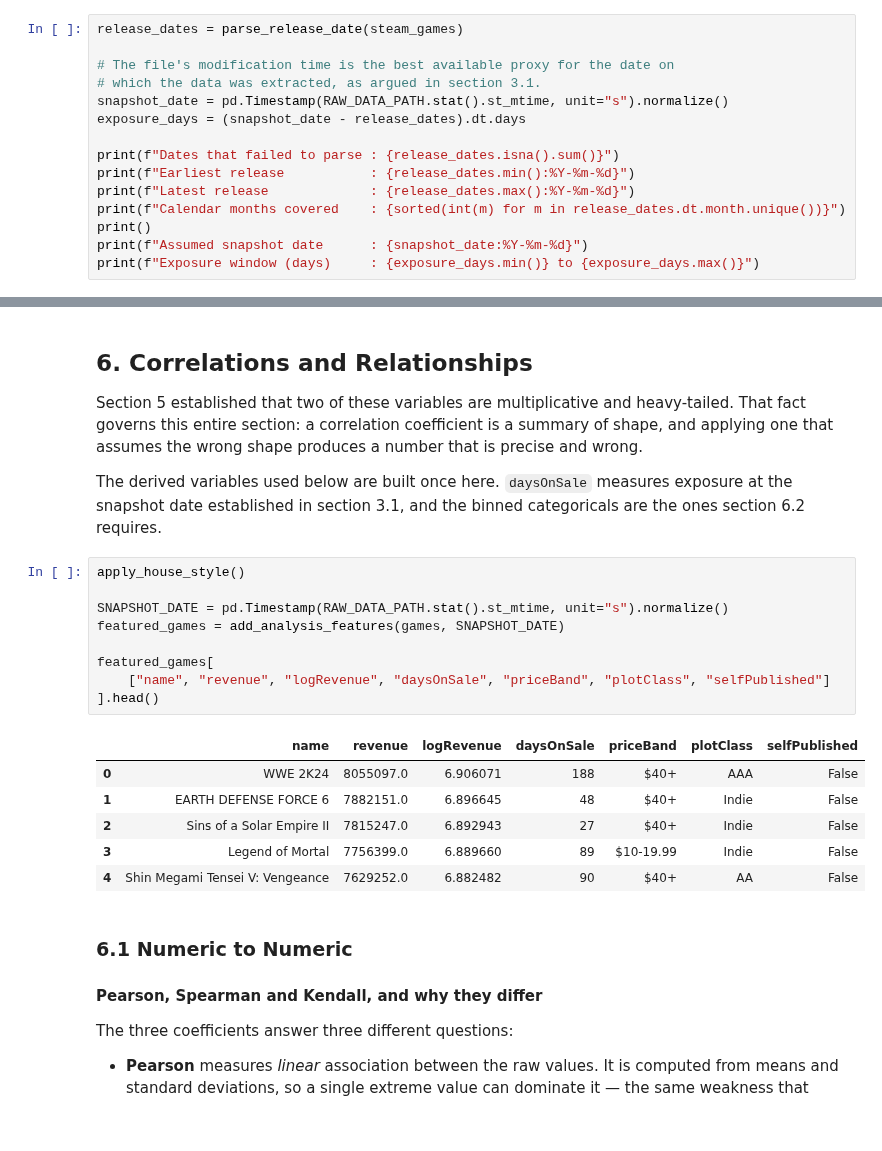
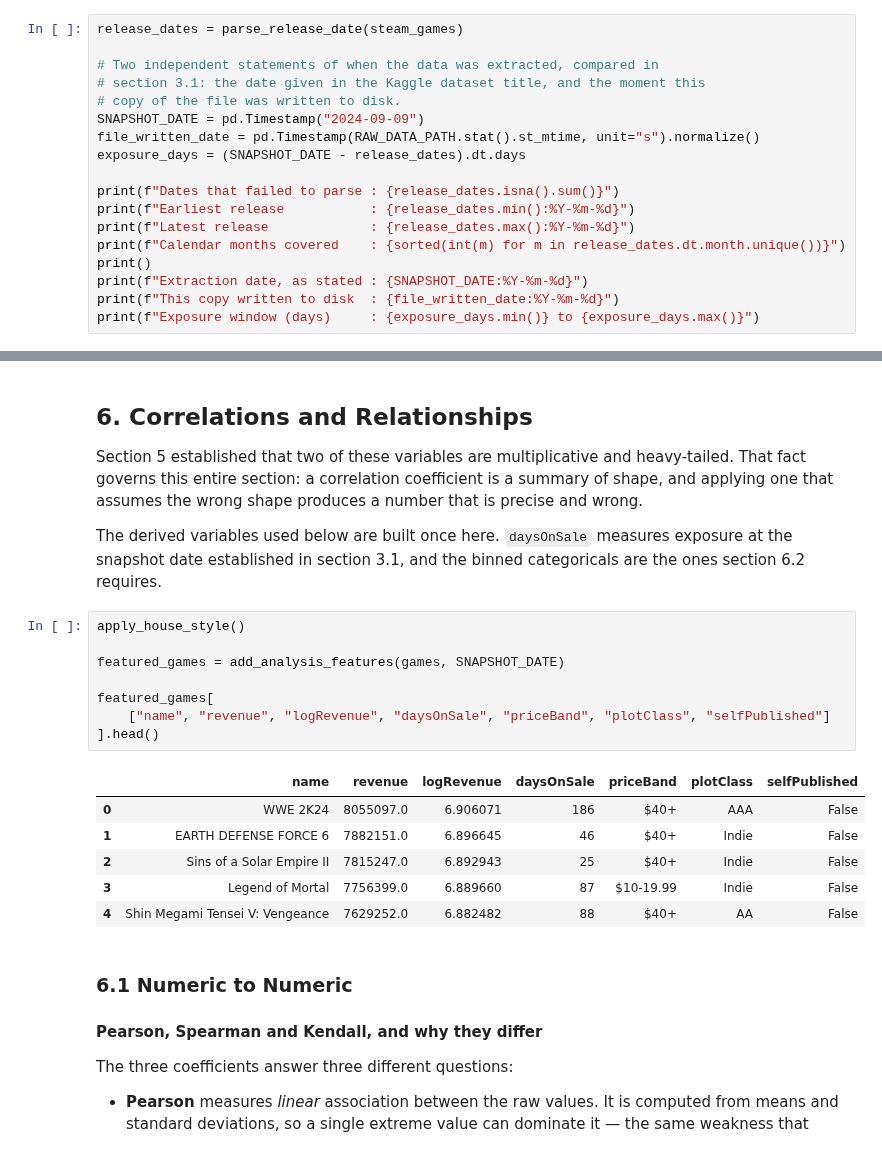
Before and after one commit to shonmazon/Data_Science, a Jupyter notebook: assignment1-eda/notebooks/steam_2024_eda.ipynb, the cells around one changed output, grey strips where cells are left out. Cells and saved outputs as stored; diff of their text form.

```diff
--- a/assignment1-eda/notebooks/steam_2024_eda.ipynb
+++ b/assignment1-eda/notebooks/steam_2024_eda.ipynb
@@ -427,17 +445,20 @@ summarise_entity_columns(steam_games, ["publishers", "developers"])
 # %%
 release_dates = parse_release_date(steam_games)
 
-# The file's modification time is the best available proxy for the date on
-# which the data was extracted, as argued in section 3.1.
-snapshot_date = pd.Timestamp(RAW_DATA_PATH.stat().st_mtime, unit="s").normalize()
-exposure_days = (snapshot_date - release_dates).dt.days
+# Two independent statements of when the data was extracted, compared in
+# section 3.1: the date given in the Kaggle dataset title, and the moment this
+# copy of the file was written to disk.
+SNAPSHOT_DATE = pd.Timestamp("2024-09-09")
+file_written_date = pd.Timestamp(RAW_DATA_PATH.stat().st_mtime, unit="s").normalize()
+exposure_days = (SNAPSHOT_DATE - release_dates).dt.days
 
 print(f"Dates that failed to parse : {release_dates.isna().sum()}")
 print(f"Earliest release           : {release_dates.min():%Y-%m-%d}")
 print(f"Latest release             : {release_dates.max():%Y-%m-%d}")
 print(f"Calendar months covered    : {sorted(int(m) for m in release_dates.dt.month.unique())}")
 print()
-print(f"Assumed snapshot date      : {snapshot_date:%Y-%m-%d}")
+print(f"Extraction date, as stated : {SNAPSHOT_DATE:%Y-%m-%d}")
+print(f"This copy written to disk  : {file_written_date:%Y-%m-%d}")
 print(f"Exposure window (days)     : {exposure_days.min()} to {exposure_days.max()}")
 # %% [output]
 Dates that failed to parse : 0
@@ -1227,19 +1249,18 @@ categoricals are the ones section 6.2 requires.
 # %%
 apply_house_style()
 
-SNAPSHOT_DATE = pd.Timestamp(RAW_DATA_PATH.stat().st_mtime, unit="s").normalize()
 featured_games = add_analysis_features(games, SNAPSHOT_DATE)
 
 featured_games[
     ["name", "revenue", "logRevenue", "daysOnSale", "priceBand", "plotClass", "selfPublished"]
 ].head()
 # %% [output]
 |  | name | revenue | logRevenue | daysOnSale | priceBand | plotClass | selfPublished |
-| 0 | WWE 2K24 | 8055097.0 | 6.906071 | 188 | $40+ | AAA | False |
-| 1 | EARTH DEFENSE FORCE 6 | 7882151.0 | 6.896645 | 48 | $40+ | Indie | False |
-| 2 | Sins of a Solar Empire II | 7815247.0 | 6.892943 | 27 | $40+ | Indie | False |
-| 3 | Legend of Mortal | 7756399.0 | 6.889660 | 89 | $10-19.99 | Indie | False |
-| 4 | Shin Megami Tensei V: Vengeance | 7629252.0 | 6.882482 | 90 | $40+ | AA | False |
+| 0 | WWE 2K24 | 8055097.0 | 6.906071 | 186 | $40+ | AAA | False |
+| 1 | EARTH DEFENSE FORCE 6 | 7882151.0 | 6.896645 | 46 | $40+ | Indie | False |
+| 2 | Sins of a Solar Empire II | 7815247.0 | 6.892943 | 25 | $40+ | Indie | False |
+| 3 | Legend of Mortal | 7756399.0 | 6.889660 | 87 | $10-19.99 | Indie | False |
+| 4 | Shin Megami Tensei V: Vengeance | 7629252.0 | 6.882482 | 88 | $40+ | AA | False |
 # %% [markdown]
 ### 6.1 Numeric to Numeric
 
```
Also changed, not shown: parts of 13 cells of this notebook, 1 other file.
